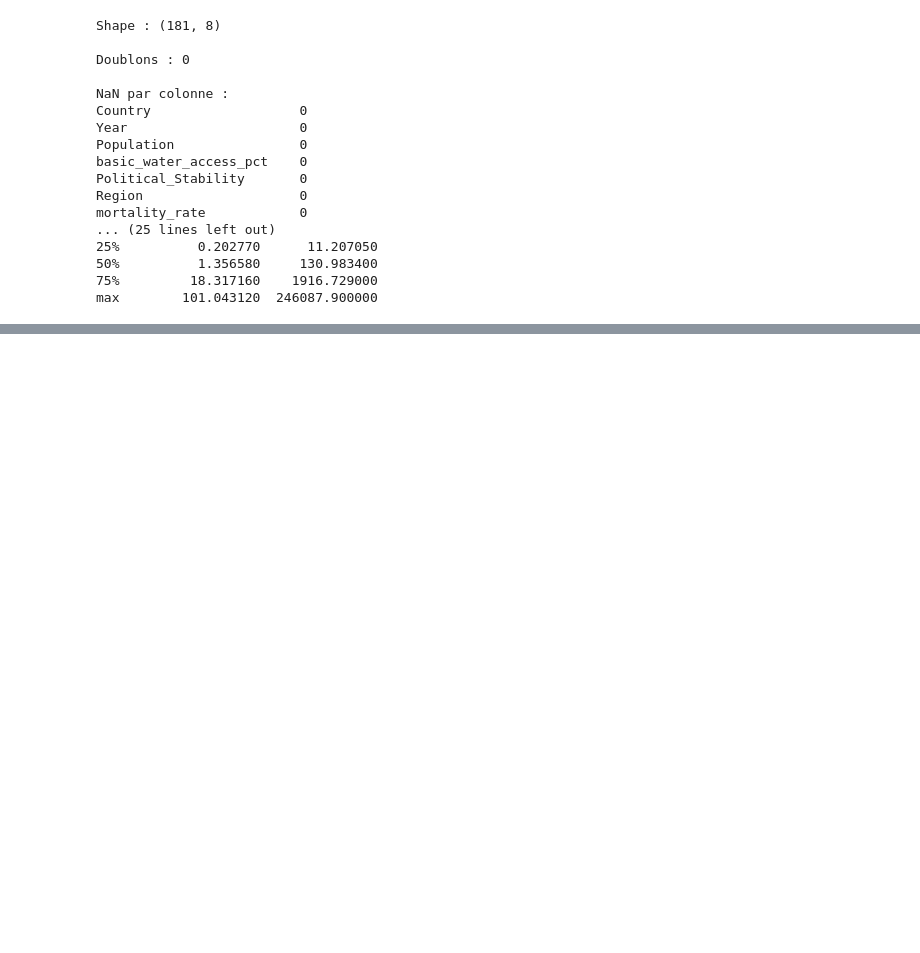
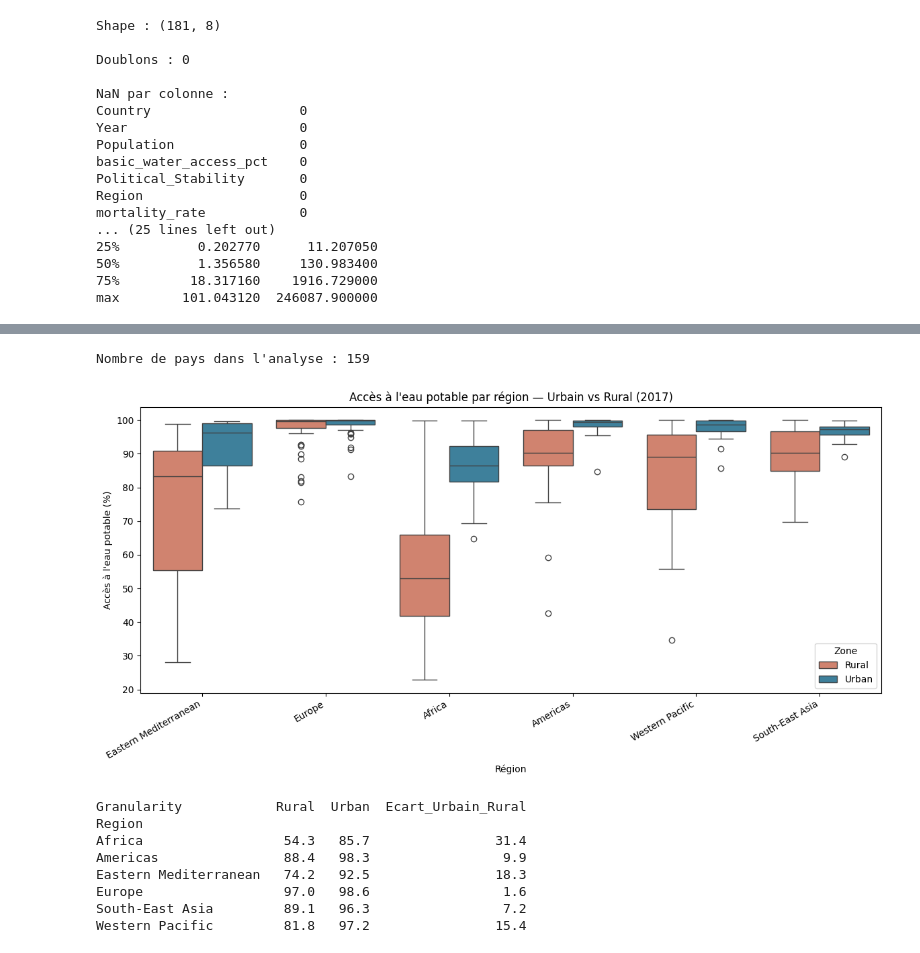
Before and after one commit to meganelarocca-maker/certification-blanche-data-analyst, a Jupyter notebook: notebooks/Megane_La_Rocca_Business_Case.ipynb, the cells around one changed output, grey strips where cells are left out. Cells and saved outputs as stored; diff of their text form; code cells hidden in the pictures; blank space fills up the shorter version.

Commit message:
Phase 2 - Analyses exploratoires complétées (7 questions métier)

```diff
--- a/notebooks/Megane_La_Rocca_Business_Case.ipynb
+++ b/notebooks/Megane_La_Rocca_Business_Case.ipynb
@@ -533,0 +685,51 @@ Dataset propre, cohérent, et suffisamment contrasté pour construire un score d
+# %%
+# Je récupère la liste des 181 pays de df_priorite
+pays_retenus = df_priorite['Country'].unique()
+
+# Je filtre sur 2017, Urban/Rural, et uniquement les pays retenus
+water_2017 = df_basicsafewater[
+    (df_basicsafewater['Year'] == 2017) &
+    (df_basicsafewater['Granularity'].isin(['Urban', 'Rural'])) &
+    (df_basicsafewater['Country'].isin(pays_retenus))
+].copy()
+
+# J'ajoute la région
+water_2017 = water_2017.merge(df_region_country, on='Country', how='inner')
+
+# Je supprime les NaN
+water_2017 = water_2017.dropna(subset=['basic_water_access_pct'])
+
+print("Nombre de pays dans l'analyse :", water_2017['Country'].nunique())
+
+# Je visualise avec un boxplot par région
+plt.figure(figsize=(12, 6))
+sns.boxplot(
+    data=water_2017,
+    x='Region',
+    y='basic_water_access_pct',
+    hue='Granularity',
+    palette={'Urban': '#2E86AB', 'Rural': '#E07A5F'}
+)
+plt.title("Accès à l'eau potable par région — Urbain vs Rural (2017)")
+plt.xlabel("Région")
+plt.ylabel("Accès à l'eau potable (%)")
+plt.xticks(rotation=30, ha='right')
+plt.legend(title='Zone')
+plt.tight_layout()
+plt.show()
+
+# Je calcule les moyennes pour chiffrer l'écart
+moyennes = water_2017.groupby(['Region', 'Granularity'])['basic_water_access_pct'].mean().round(1).unstack()
+moyennes['Ecart_Urbain_Rural'] = (moyennes['Urban'] - moyennes['Rural']).round(1)
+print(moyennes)
+# %% [output]
+Nombre de pays dans l'analyse : 159
+[figure, added]
+Granularity            Rural  Urban  Ecart_Urbain_Rural
+Region
+Africa                  54.3   85.7                31.4
+Americas                88.4   98.3                 9.9
+Eastern Mediterranean   74.2   92.5                18.3
+Europe                  97.0   98.6                 1.6
+South-East Asia         89.1   96.3                 7.2
+Western Pacific         81.8   97.2                15.4
```
Also changed, not shown: parts of 21 cells of this notebook.
